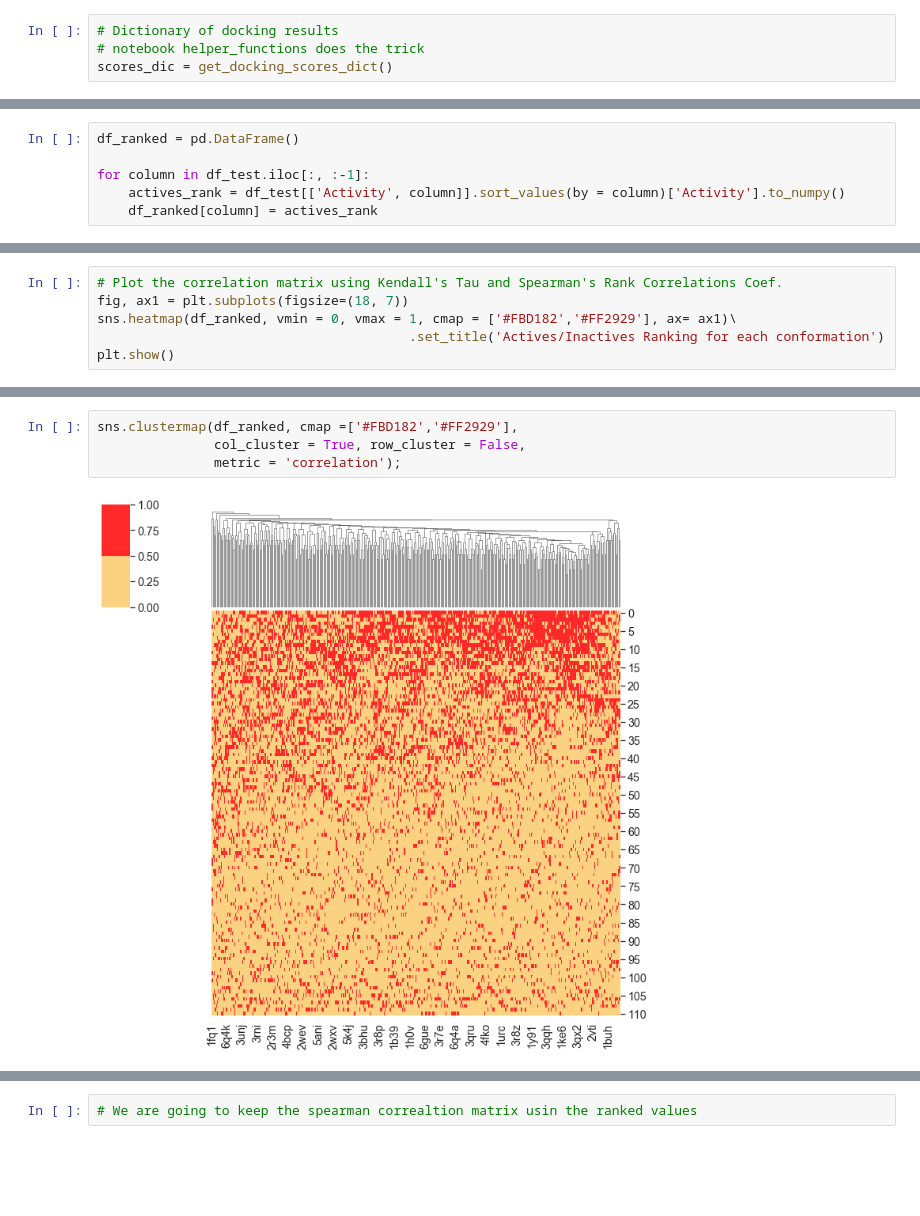
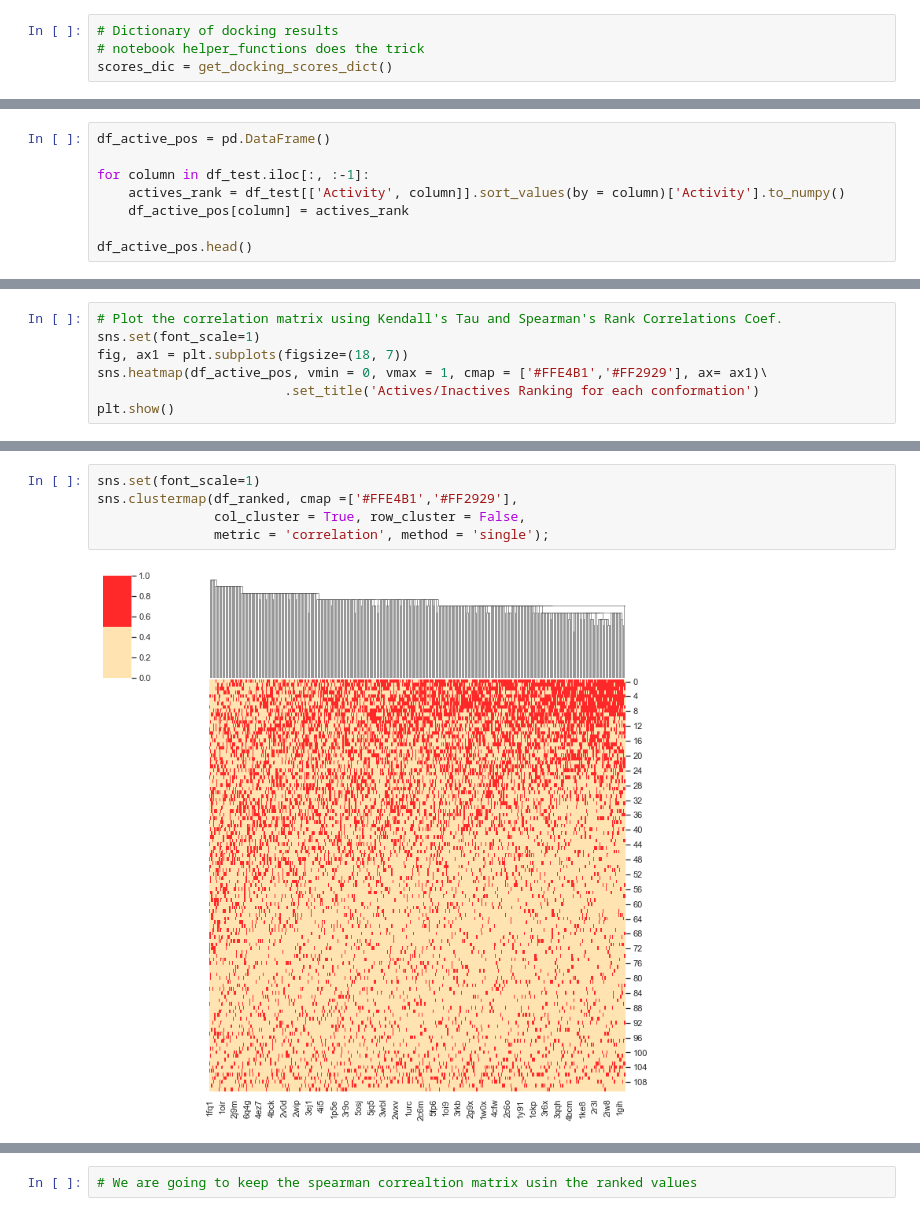
Before and after one commit to jRicciL/CDK2_notebooks, a Jupyter notebook: 6_Machine_Learning_Models/5_Conformational_Selection.ipynb, the cells around one changed output, grey strips where cells are left out. Saved outputs shown, nothing was run; the diff lists cells and outputs as text; blank space fills up the shorter version.

```diff
--- a/6_Machine_Learning_Models/5_Conformational_Selection.ipynb
+++ b/6_Machine_Learning_Models/5_Conformational_Selection.ipynb
@@ -28,6 +32,8 @@ df_test.sort_values(by = 'Activity', ascending = False, inplace = True)
 # %%
-df_ranked = pd.DataFrame()
+df_active_pos = pd.DataFrame()
 
 for column in df_test.iloc[:, :-1]:
     actives_rank = df_test[['Activity', column]].sort_values(by = column)['Activity'].to_numpy()
-    df_ranked[column] = actives_rank
+    df_active_pos[column] = actives_rank
+
+df_active_pos.head()
@@ -34,7 +48,8 @@ for column in df_test.iloc[:, :-1]:
 # %%
 # Plot the correlation matrix using Kendall's Tau and Spearman's Rank Correlations Coef.
+sns.set(font_scale=1)
 fig, ax1 = plt.subplots(figsize=(18, 7))
-sns.heatmap(df_ranked, vmin = 0, vmax = 1, cmap = ['#FBD182','#FF2929'], ax= ax1)\
-                                        .set_title('Actives/Inactives Ranking for each conformation')
+sns.heatmap(df_active_pos, vmin = 0, vmax = 1, cmap = ['#FFE4B1','#FF2929'], ax= ax1)\
+                        .set_title('Actives/Inactives Ranking for each conformation')
 plt.show()
 # %% [output]
@@ -42,6 +57,7 @@ plt.show()
 # %%
-sns.clustermap(df_ranked, cmap =['#FBD182','#FF2929'],
+sns.set(font_scale=1)
+sns.clustermap(df_ranked, cmap =['#FFE4B1','#FF2929'],
                col_cluster = True, row_cluster = False,
-               metric = 'correlation');
+               metric = 'correlation', method = 'single');
 # %% [output]
-[figure, old version]
+[figure, new version]
```
Also changed, not shown: parts of 19 cells of this notebook.
